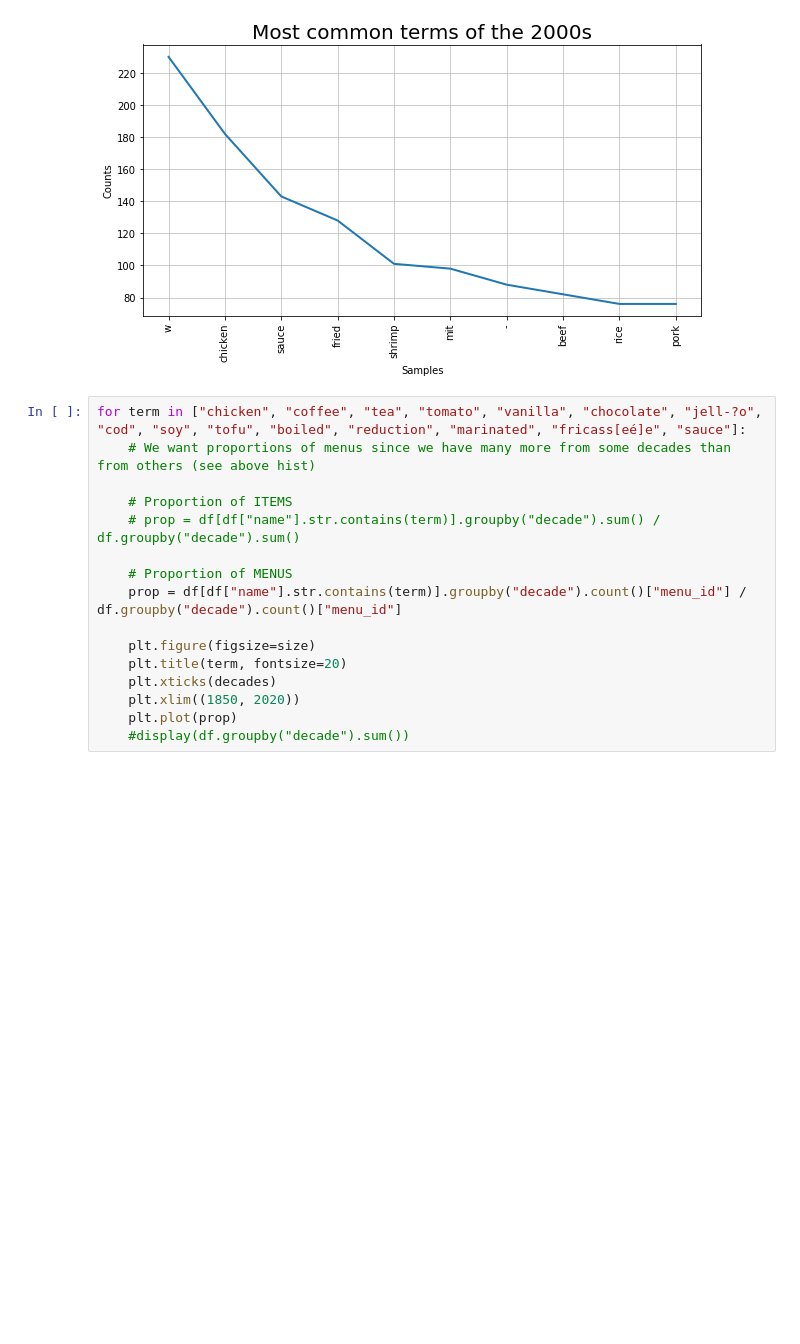
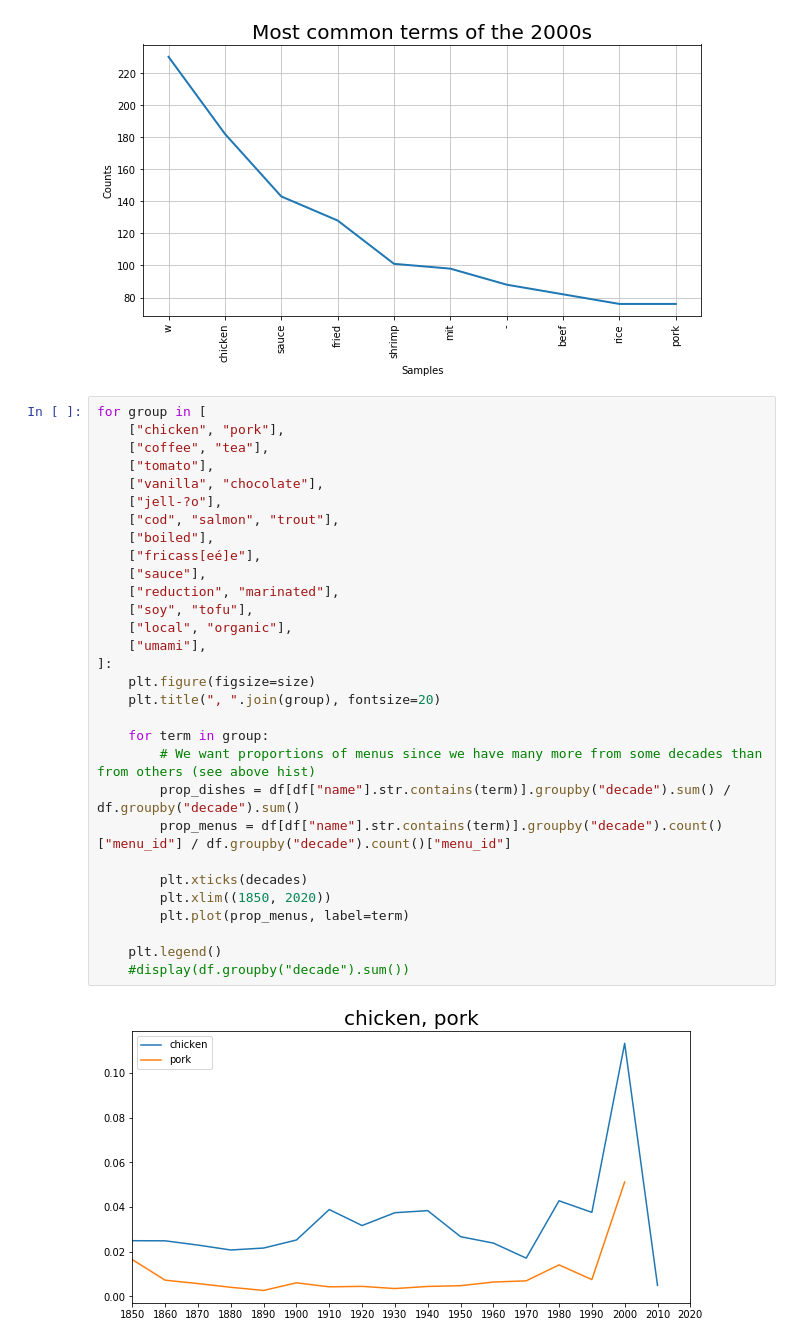
Before and after one commit to alexklapheke/menu, a Jupyter notebook: Menu-01-Import_Cleaning_EDA.ipynb, the cells around one changed output. Cells and saved outputs as stored; diff of their text form; blank space fills up the shorter version.

```diff
--- a/Menu-01-Import_Cleaning_EDA.ipynb
+++ b/Menu-01-Import_Cleaning_EDA.ipynb
@@ -158,18 +160,34 @@ for decade in [1850, 1900, 1950, 2000]:
 [figure]
 [figure]
 # %%
-for term in ["chicken", "coffee", "tea", "tomato", "vanilla", "chocolate", "jell-?o", "cod", "soy", "tofu", "boiled", "reduction", "marinated", "fricass[eé]e", "sauce"]:
-    # We want proportions of menus since we have many more from some decades than from others (see above hist)
+for group in [
+    ["chicken", "pork"],
+    ["coffee", "tea"],
+    ["tomato"],
+    ["vanilla", "chocolate"],
+    ["jell-?o"],
+    ["cod", "salmon", "trout"],
+    ["boiled"],
+    ["fricass[eé]e"],
+    ["sauce"],
+    ["reduction", "marinated"],
+    ["soy", "tofu"],
+    ["local", "organic"],
+    ["umami"],
+]:
+    plt.figure(figsize=size)
+    plt.title(", ".join(group), fontsize=20)
 
-    # Proportion of ITEMS
-    # prop = df[df["name"].str.contains(term)].groupby("decade").sum() / df.groupby("decade").sum()
+    for term in group:
+        # We want proportions of menus since we have many more from some decades than from others (see above hist)
+        prop_dishes = df[df["name"].str.contains(term)].groupby("decade").sum() / df.groupby("decade").sum()
+        prop_menus = df[df["name"].str.contains(term)].groupby("decade").count()["menu_id"] / df.groupby("decade").count()["menu_id"]
 
-    # Proportion of MENUS
-    prop = df[df["name"].str.contains(term)].groupby("decade").count()["menu_id"] / df.groupby("decade").count()["menu_id"]
+        plt.xticks(decades)
+        plt.xlim((1850, 2020))
+        plt.plot(prop_menus, label=term)
 
-    plt.figure(figsize=size)
-    plt.title(term, fontsize=20)
-    plt.xticks(decades)
-    plt.xlim((1850, 2020))
-    plt.plot(prop)
+    plt.legend()
     #display(df.groupby("decade").sum())
+# %% [output]
+[figure, added]
```
Also changed, not shown: parts of 8 cells of this notebook, 1 other file.
